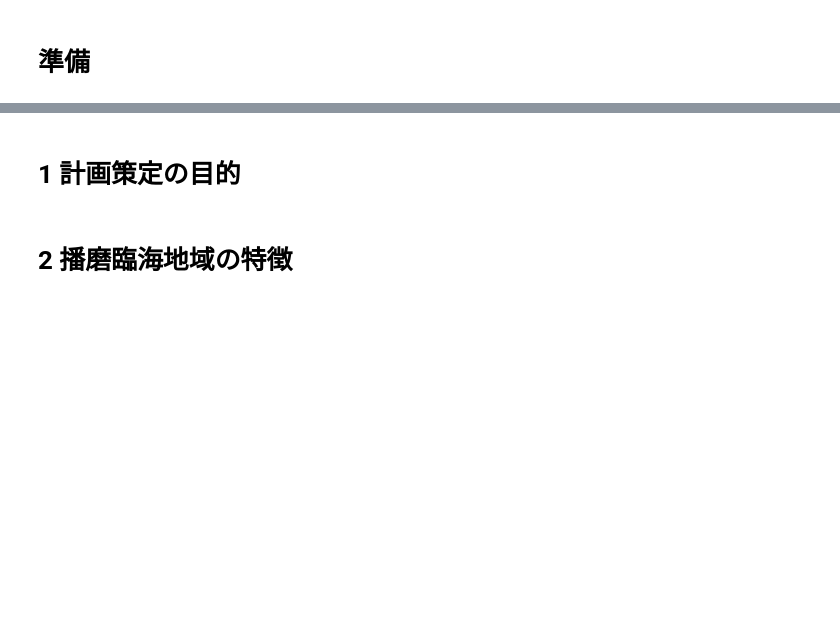
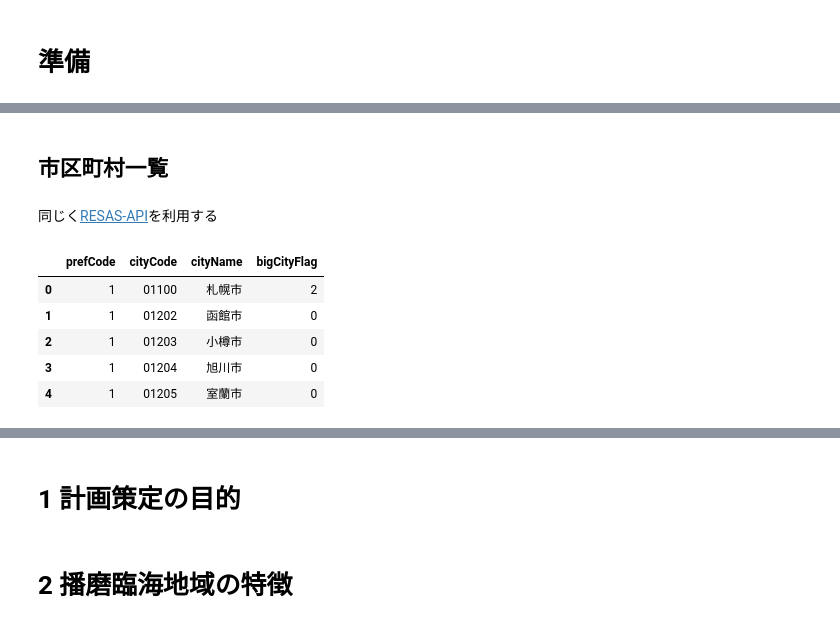
Before and after one commit to dicechick373/google-colab, a Jupyter notebook: 2022_kouwan/03_播磨臨海CNP.ipynb, the cells around one changed output, grey strips where cells are left out. Saved outputs shown, nothing was run; the diff lists cells and outputs as text; code cells hidden in the pictures; blank space fills up the shorter version.

```diff
--- a/2022_kouwan/03_播磨臨海CNP.ipynb
+++ b/2022_kouwan/03_播磨臨海CNP.ipynb
@@ -18,0 +26,2 @@ import openpyxl
+# %%
+RESAS_API_KEY = '	02JYzLqUOfTNVfiTWjLlR2g0YwEQPQ7caYxcnZaZ'
@@ -18,0 +45,27 @@ import openpyxl
+# %% [markdown]
+## 市区町村一覧
+# %% [markdown]
+同じく[RESAS-API](https://opendata.resas-portal.go.jp/docs/api/v1/cities.html)を利用する
+# %%
+def citylist(prefCode=None):
+    url = 'https://opendata.resas-portal.go.jp/api/v1/cities'
+    req = urllib.request.Request(url, headers={'X-API-KEY': RESAS_API_KEY})
+    with urllib.request.urlopen(req) as response:
+        res = json.loads(response.read().decode())
+
+    res = list(filter(lambda x: x['bigCityFlag'] != '1', res['result']))
+
+    if prefCode:
+      res = list(filter(lambda x: x['prefCode'] == prefCode, res))
+
+    return pd.DataFrame(res)
+# %%
+# 全国の市区町村
+citylist().head()
+# %% [output]
+|  | prefCode | cityCode | cityName | bigCityFlag |
+| 0 | 1 | 01100 | 札幌市 | 2 |
+| 1 | 1 | 01202 | 函館市 | 0 |
+| 2 | 1 | 01203 | 小樽市 | 0 |
+| 3 | 1 | 01204 | 旭川市 | 0 |
+| 4 | 1 | 01205 | 室蘭市 | 0 |
```
Also changed, not shown: parts of 8 cells of this notebook.
